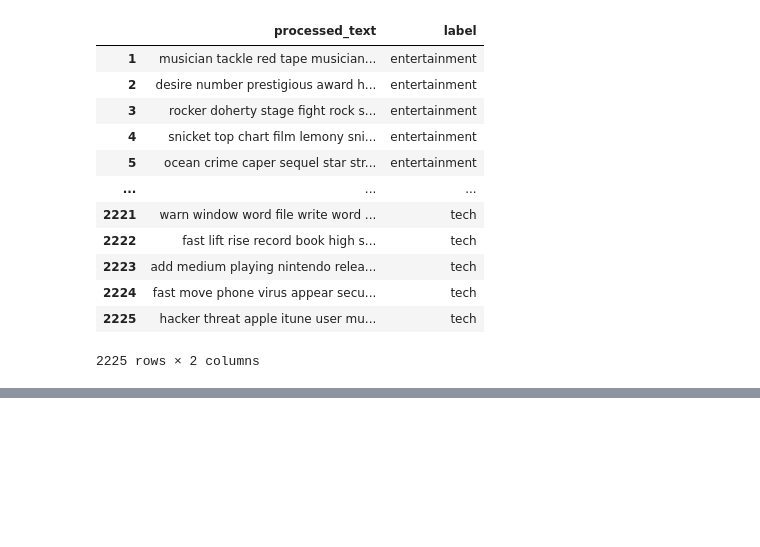
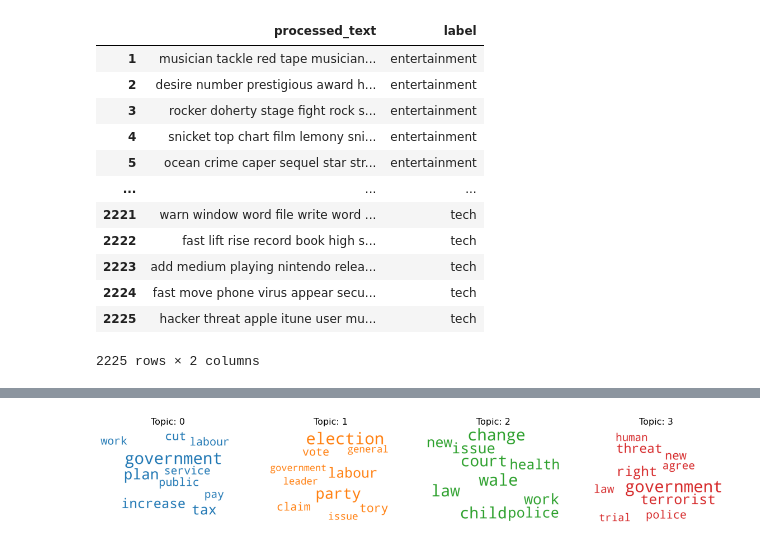
Before and after one commit to alegrib/homework_module_6, a Jupyter notebook: Task 2.ipynb, the cells around one changed output, grey strips where cells are left out. Saved outputs shown, nothing was run; the diff lists cells and outputs as text; code cells hidden in the pictures; blank space fills up the shorter version.

```diff
--- a/Task 2.ipynb
+++ b/Task 2.ipynb
@@ -225,0 +246,5 @@ for i, ax in enumerate(axes.flatten()):
+# %%
+lda_pol, cor_pol, dic_pol, words_pol = Topics(data, 'politics').lda()
+
+vis_pol = gensimvis.prepare(lda_pol, cor_pol, dic_pol)
+pyLDAvis.display(vis_pol)
@@ -225,0 +266,4 @@ for i, ax in enumerate(axes.flatten()):
+# %%
+cloud_vis(words_pol)
+# %% [output]
+[figure, added]
```
Also changed, not shown: parts of 26 cells of this notebook.
